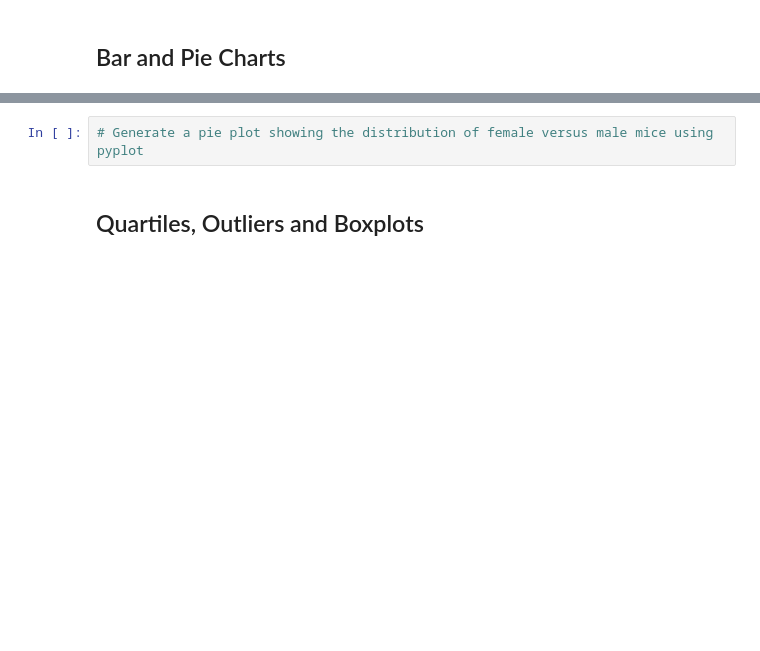
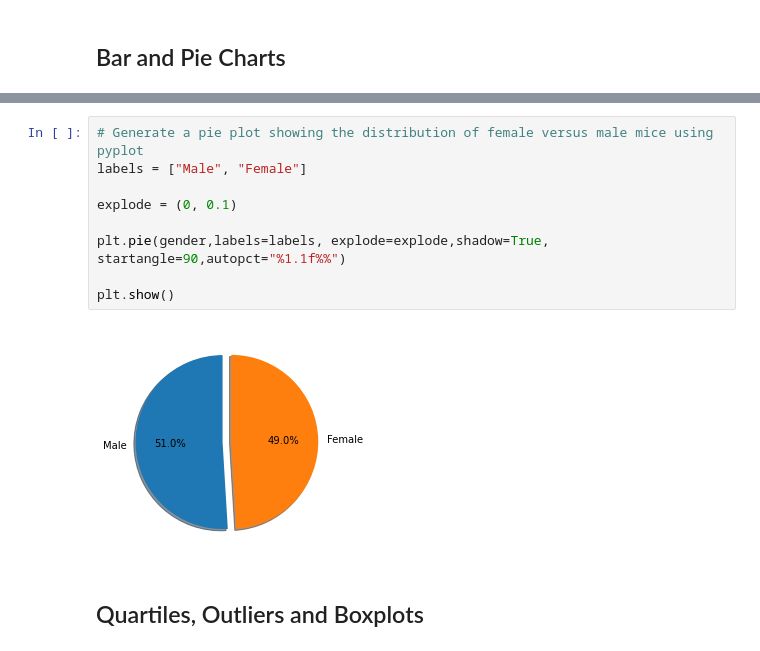
Before and after one commit to osie78/Pymaceuticals, a Jupyter notebook: Pymaceuticals/pymaceuticals_starter.ipynb, the cells around one changed output, grey strips where cells are left out. Cells and saved outputs as stored; diff of their text form; blank space fills up the shorter version.

```diff
--- a/Pymaceuticals/pymaceuticals_starter.ipynb
+++ b/Pymaceuticals/pymaceuticals_starter.ipynb
@@ -123,5 +208,14 @@ drug_regimen=
 # %%
 # Generate a pie plot showing the distribution of female versus male mice using pyplot
+labels = ["Male", "Female"]
+
+explode = (0, 0.1)
+
+plt.pie(gender,labels=labels, explode=explode,shadow=True, startangle=90,autopct="%1.1f%%")
+
+plt.show()
+# %% [output]
+[figure, added]
 # %% [markdown]
 ## Quartiles, Outliers and Boxplots
 # %%
```
Also changed, not shown: parts of 24 cells of this notebook.
